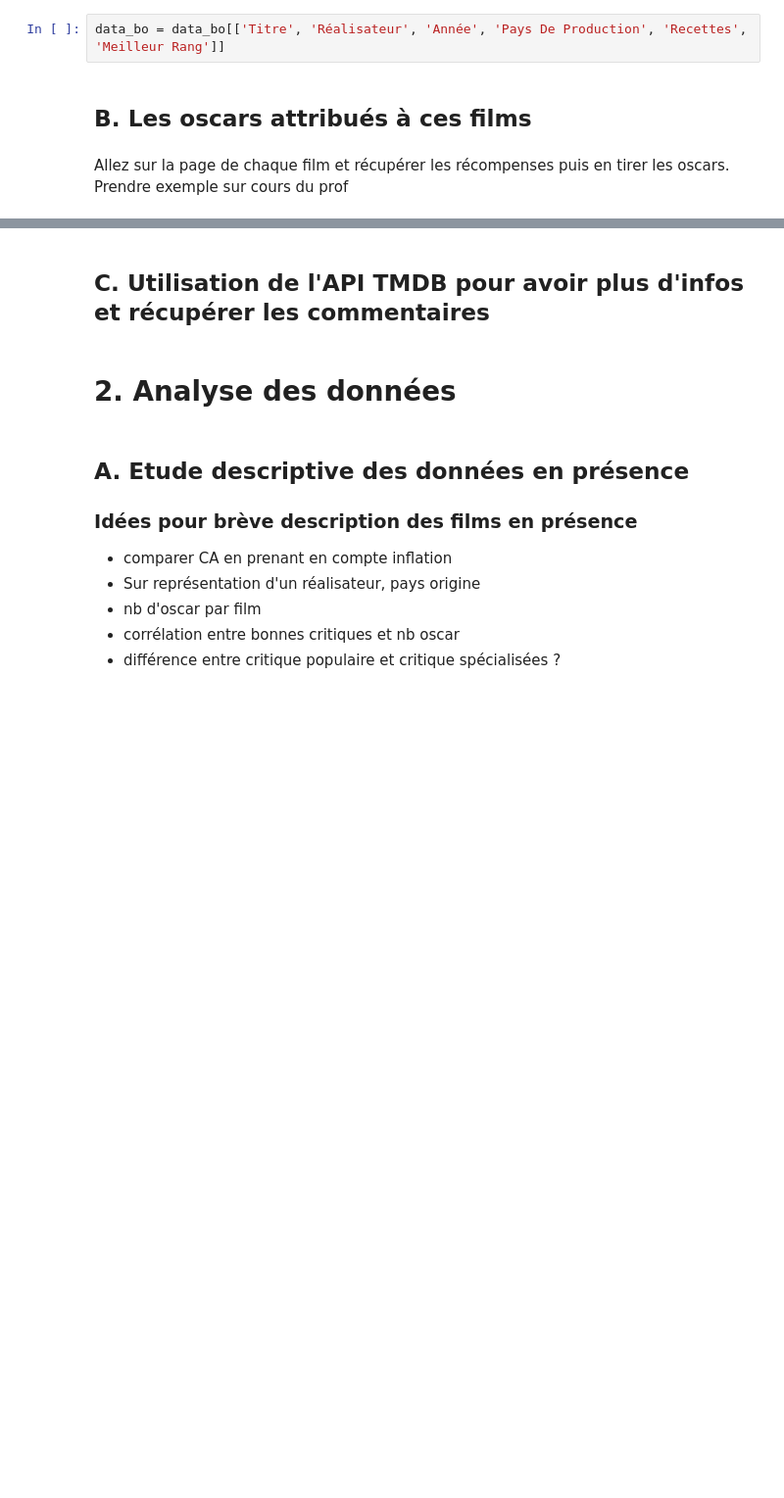
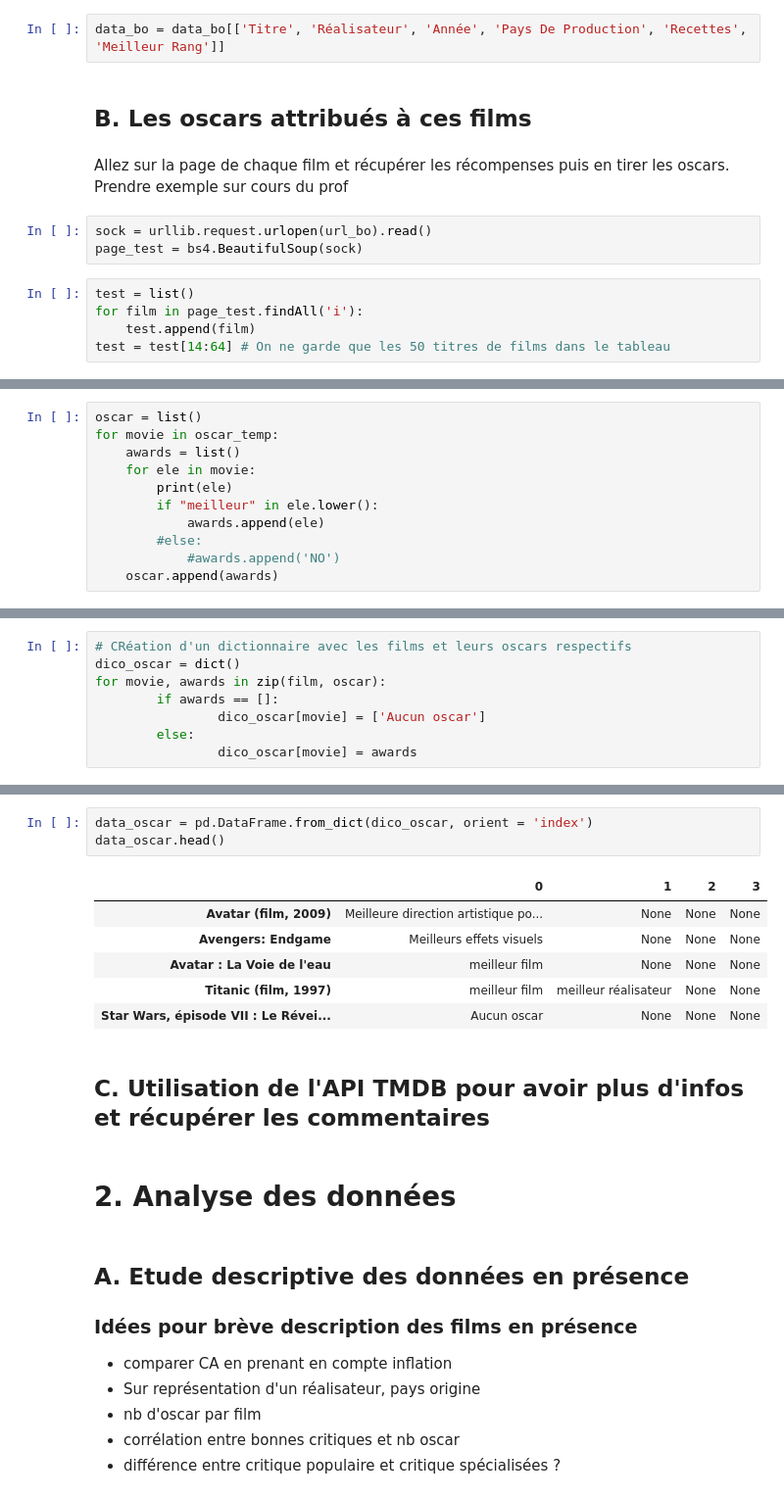
Before and after one commit to LouisArmand0/Projet_Python, a Jupyter notebook: Recup_données.ipynb, the cells around one changed output, grey strips where cells are left out. Shown at 98% size. Cells and saved outputs as stored; diff of their text form; blank space fills up the shorter version.

```diff
--- a/Recup_données.ipynb
+++ b/Recup_données.ipynb
@@ -120,3 +115,11 @@ data_bo = data_bo[['Titre', 'Réalisateur', 'Année', 'Pays De Production', 'Rec
 ## B. Les oscars attribués à ces films
 # %% [markdown]
 Allez sur la page de chaque film et récupérer les récompenses puis en tirer les oscars. Prendre exemple sur cours du prof
+# %%
+sock = urllib.request.urlopen(url_bo).read()
+page_test = bs4.BeautifulSoup(sock)
+# %%
+test = list()
+for film in page_test.findAll('i'):
+    test.append(film)
+test = test[14:64] # On ne garde que les 50 titres de films dans le tableau
@@ -122,0 +180,11 @@ Allez sur la page de chaque film et récupérer les récompenses puis en tirer l
+# %%
+oscar = list()
+for movie in oscar_temp:
+    awards = list()
+    for ele in movie:
+        print(ele)
+        if "meilleur" in ele.lower():
+            awards.append(ele)
+        #else:
+            #awards.append('NO')
+    oscar.append(awards)
@@ -122,0 +209,8 @@ Allez sur la page de chaque film et récupérer les récompenses puis en tirer l
+# %%
+# CRéation d'un dictionnaire avec les films et leurs oscars respectifs
+dico_oscar = dict()
+for movie, awards in zip(film, oscar):
+        if awards == []:
+                dico_oscar[movie] = ['Aucun oscar']
+        else:
+                dico_oscar[movie] = awards
@@ -123,3 +237,13 @@ Allez sur la page de chaque film et récupérer les récompenses puis en tirer l
+# %%
+data_oscar = pd.DataFrame.from_dict(dico_oscar, orient = 'index')
+data_oscar.head()
+# %% [output]
+|  | 0 | 1 | 2 | 3 |
+| Avatar (film, 2009) | Meilleure direction artistique po... | None | None | None |
+| Avengers: Endgame | Meilleurs effets visuels | None | None | None |
+| Avatar : La Voie de l'eau | meilleur film | None | None | None |
+| Titanic (film, 1997) | meilleur film | meilleur réalisateur | None | None |
+| Star Wars, épisode VII : Le Révei... | Aucun oscar | None | None | None |
 # %% [markdown]
 ## C. Utilisation de l'API TMDB pour avoir plus d'infos et récupérer les commentaires
 # %% [markdown]
```
Also changed, not shown: parts of 6 cells of this notebook.
